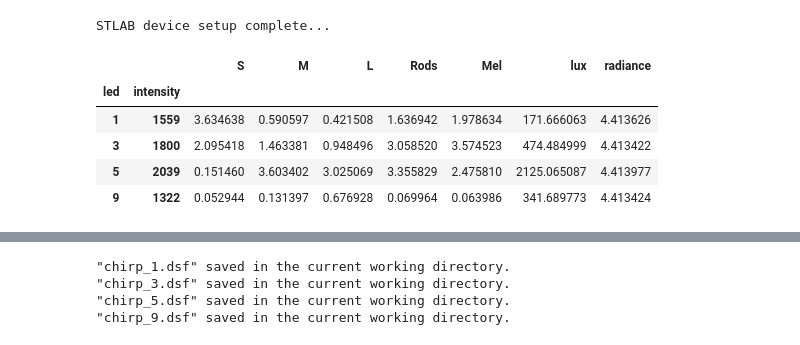
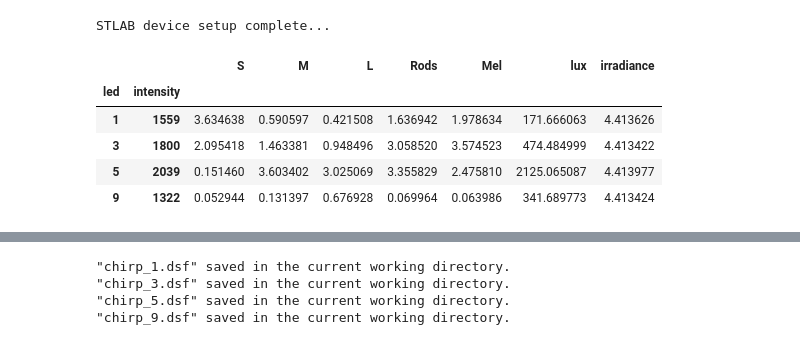
Before and after one commit to PyPlr/cvd_pupillometry, a Jupyter notebook: code/PyPlr/pyplr/notebooks/chirps.ipynb, the cells around one changed output, grey strips where cells are left out. Cells and saved outputs as stored; diff of their text form; code cells hidden in the pictures.

```diff
--- a/code/PyPlr/pyplr/notebooks/chirps.ipynb
+++ b/code/PyPlr/pyplr/notebooks/chirps.ipynb
@@ -48,18 +50,18 @@ def interp_spectra(spectra):
 # %%
 cc = stlab.CalibrationContext('../data/corrected_oo_spectra.csv')
 LED3_max = 1800 # comfortable maximal melanopsin stim
 r_matches = {}
 for led in [1,3,5,9]:
-    match = cc.match(target_led=3, target_led_intensity=LED3_max, match_led=led, match_type='radiance')
+    match = cc.match(match_led=3, match_led_intensity=LED3_max, target_led=led, match_type='irrad')
     r_matches[led] = match
 
 idxs = [(led,intensity[1]) for led, intensity in r_matches.items()]
 stim_info = cc.aopic.loc[idxs]
 stim_info['lux'] = cc.lux.loc[idxs]
-stim_info['radiance'] = cc.lkp.sum(axis=1)
+stim_info['irradiance'] = cc.lkp.sum(axis=1)
 stim_info
 # %% [output]
-|  |  | S | M | L | Rods | Mel | lux | radiance |
+|  |  | S | M | L | Rods | Mel | lux | irradiance |
 | led | intensity |  |  |  |  |  |  |  |
 | 1 | 1559 | 3.634638 | 0.590597 | 0.421508 | 1.636942 | 1.978634 | 171.666063 | 4.413626 |
 | 3 | 1800 | 2.095418 | 1.463381 | 0.948496 | 3.058520 | 3.574523 | 474.484999 | 4.413422 |
```
Also changed, not shown: parts of 10 cells of this notebook, 4 other files.
